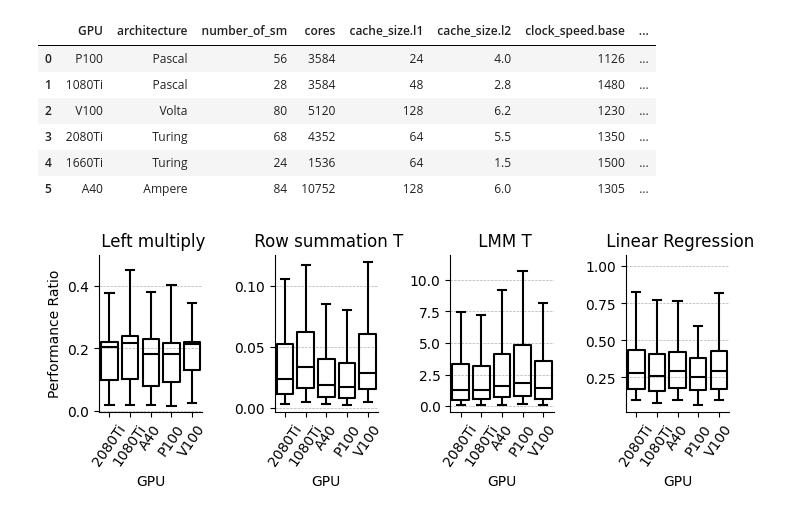
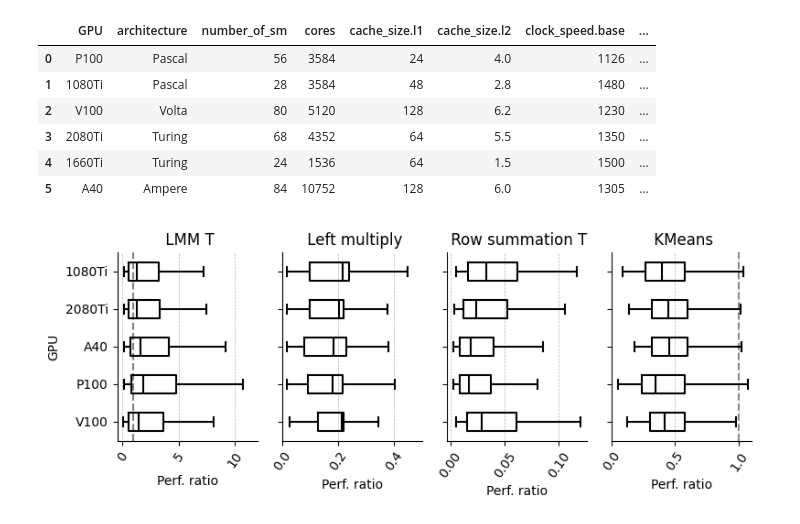
Before and after one commit to ptemarvelde/msc-thesis-figures, a Jupyter notebook: cost-estimation/motivation.ipynb, the cells around one changed output. Drawn from its saved outputs; the diff is of its cells as text; code cells hidden in the pictures.

```diff
--- a/cost-estimation/motivation.ipynb
+++ b/cost-estimation/motivation.ipynb
@@ -1,5 +1,5 @@
 # %%
-from config import *
+from util import *
 import pandas as pd
 import seaborn as sns
 import matplotlib.pyplot as plt
@@ -7,6 +7,7 @@ import matplotlib.pyplot as plt
 runtime_df = pd.read_parquet(f"{RUNTIME_DIR}/all_gpus_preprocessed.parquet")
 gpu_mapping = {'2080': '2080Ti', '1080': '1080Ti', 'a40': 'A40', 'p100': 'P100', 'v100': 'V100'}
 
+runtime_df = runtime_df[(runtime_df.dataset_type == 'synthetic') & (~runtime_df.operator.isin(['Noop', 'Materialization']))]
 runtime_df.GPU = runtime_df.GPU.astype(str).apply(lambda x: gpu_mapping[x])
 runtime_df.head()
 # %% [output]
@@ -38,0 +45,5 @@ pd.read_csv("./tables/gpu-metrics/gpu-metrics.tsv", delimiter="\t", thousands=',
+# %%
+runtime_df['complexity_rounded'] = runtime_df.complexity_ratio.apply(lambda x: round((x * 2), 0)/2)
+runtime_df['TR_rounded'] = runtime_df.TR.apply(lambda x: round((x /4), 0)*2)
+runtime_df['FR_rounded'] = runtime_df.FR.apply(lambda x: round((x *2), 0)/2)
+runtime_df['speedup_rounded'] = runtime_df.speedup.apply(lambda x: round(x / 10, 0) * 10).clip(upper=3)
@@ -65,40 +112,49 @@ gpu_chars
 # %%
 df = runtime_df.merge(gpu_chars, on="GPU")
 df = df[df.dataset.str.contains("/mnt/")]
 df = df[~df.operator.isin(["Noop", "Materialization"])]
-operators = ["Row summation T", "LMM T", "Linear Regression", "Left multiply"]
+operators = ["LMM T", "Left multiply", 'Row summation T', "KMeans"]
 
-# df = df[df.speedup>1.0]
-# x='GPU'
-# df.sort_values(by=[x], ascending=True, inplace=True)
-# ax = sns.catplot(data=df, kind='box', x='GPU', y='speedup', col='operator', col_wrap=5, sharex=False, sharey=False, fliersize=0)
-# ax = sns.catplot(data=df[df.operator.isin(operators)], kind='box', x='GPU', y='speedup', col='operator', col_wrap=5, height=4, aspect=0.5, sharex=False, sharey=False, fill=False, fliersize=0, color='black')
+df.sort_values(by='GPU', ascending=True, inplace=True)
 facet_grid = sns.catplot(
     data=df[df.operator.isin(operators)],
     kind="box",
-    x="GPU",
-    y="speedup",
+    x="speedup",
+    y="GPU",
     col="operator",
     # col_wrap=5,
-    height=2.5,
-    aspect=0.7,
+    # height=2.5,
+    # aspect=0.7,
     sharex=False,
-    sharey=False,
+    sharey=True,
     fill=False,
     fliersize=0,
     color="black",
+    width=0.5,
+    col_order=["LMM T", "Left multiply", 'Row summation T', "KMeans"],
+    zorder=2
 )
 facet_grid.tick_params(axis="x", rotation=55)
-facet_grid.set_ylabels("Performance Ratio")
 axes = facet_grid.axes.flatten()
 
+facet_grid.set_axis_labels("Perf. ratio", "GPU")
 for i, ax in enumerate(axes):
     ax.set_title(ax.get_title().split("=")[1])
-    ax.grid(True, axis='y', linestyle='--', linewidth=0.5)
-    if i == 0:
-        ax.set_ylim(axes[1].get_ylim()[0], 0.5)
+    ax.grid(True, axis='x', linestyle='--', linewidth=0.5)
+    if i == 1:
+        ax.set_xlim(0, 0.5)
 
+    if i == 3:
+        ax.set_xlim(0, 1.1)
+
+    if i in [0, 3]:
+        ax.axvline(1.0, linestyle='--', color='grey', zorder=1)
+
+
+fig = facet_grid.figure
+fig.set_size_inches(FIGURE_WIDTH_INCHES, FIGURE_WIDTH_INCHES/2.5)
+fig.tight_layout()
 facet_grid.savefig(f"{LATEX_PROJECT_BASE_PATH}/chapters/05_cost_estimation/figures/motivation_speedup_per_operator_per_gpu.pdf", bbox_inches="tight")
 # %% [output]
-[figure, old version]
+[figure, new version]
 # %%
```
Also changed, not shown: parts of 10 cells of this notebook, 5 other files.
